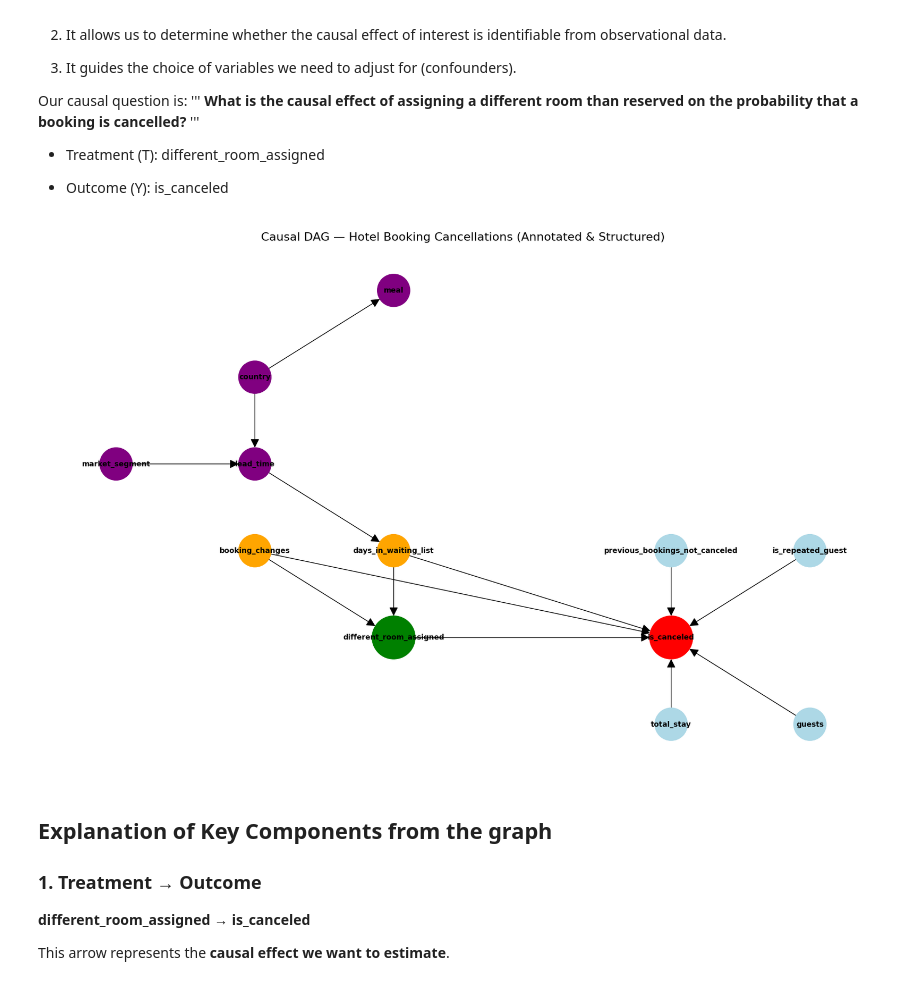
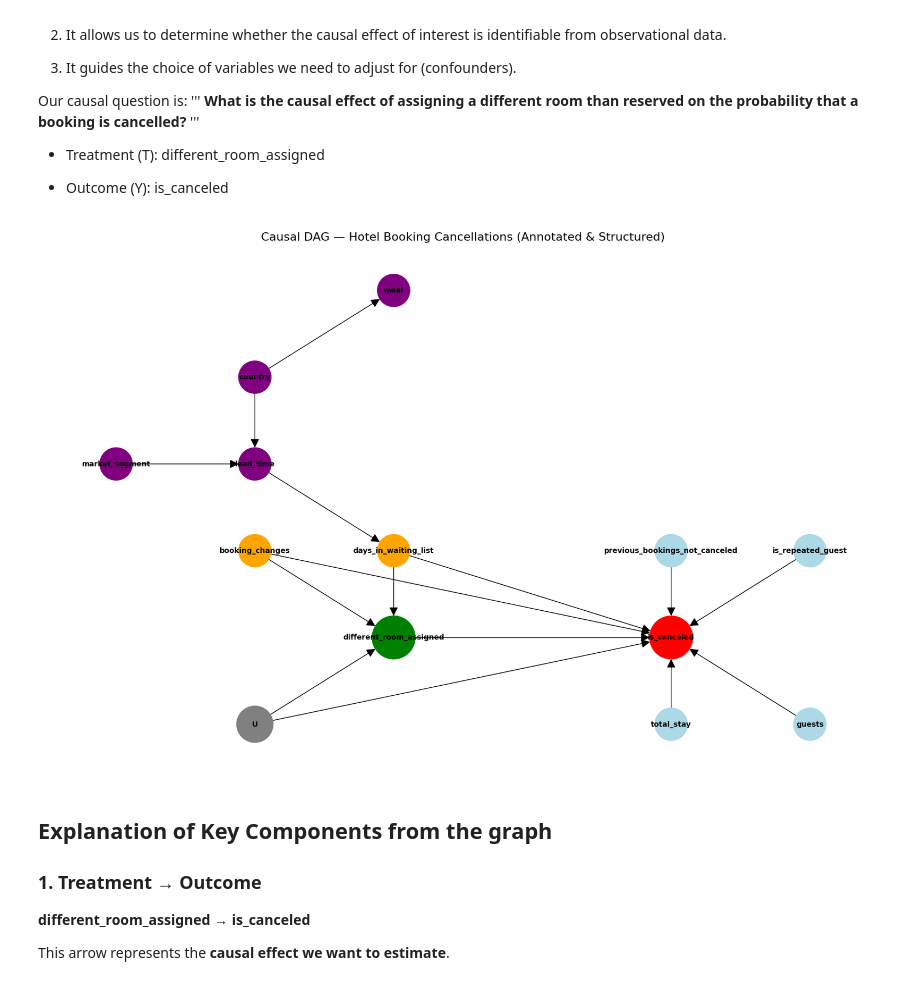
Before and after one commit to iubh/DLMAIIAC, a Jupyter notebook: Sprint_November_2025/Session_6/03_Hotel_Booking_Cancelation_with_Possible_Solution.ipynb, the cells around one changed output. Cells and saved outputs as stored; diff of their text form; code cells hidden in the pictures.

```diff
--- a/Sprint_November_2025/Session_6/03_Hotel_Booking_Cancelation_with_Possible_Solution.ipynb
+++ b/Sprint_November_2025/Session_6/03_Hotel_Booking_Cancelation_with_Possible_Solution.ipynb
@@ -120,8 +103,8 @@ from dowhy import CausalModel
 # Create DAG
 causal_graphNX = nx.DiGraph([
     # Unobserved confounder
-    #('U', 'different_room_assigned'),
-    #('U', 'is_canceled'),
+    ('U', 'different_room_assigned'),
+    ('U', 'is_canceled'),
 
     # Treatment → Outcome
     ('different_room_assigned', 'is_canceled'),
@@ -185,7 +168,7 @@ pos = {
     'is_canceled': (2, 0),
 
     # Unobserved confounder off to the left
-    'U': (-2, 0),
+    'U': (-1, -1),
 
     # Confounders near treatment & outcome
     'booking_changes': (-1, 1),
@@ -201,34 +184,34 @@ pos = {
     'guests': (3, -1),
 
     # Market & demographics above lead_time
     'market_segment': (-2, 2),
     'country': (-1, 3),
     'meal': (0, 4)
 }
 
 # 3) Build the DoWhy causal model using the NetworkX DAG
 model = CausalModel(
     data=dataset,
     graph=causal_graphNX,   # <-- pass the NetworkX graph directly
     treatment="different_room_assigned",
     outcome="is_canceled"
 )
 
 plt.figure(figsize=(16, 10))
 nx.draw(
     causal_graphNX,
     pos,
     with_labels=True,
     node_color=[node_colors[n] for n in causal_graphNX.nodes()],
     node_size=[node_sizes[n] for n in causal_graphNX.nodes()],
     font_size=10,
     font_weight='bold',
     arrowsize=25
 )
 plt.title("Causal DAG — Hotel Booking Cancellations (Annotated & Structured)", fontsize=16)
 plt.show()
 # %% [output]
-[figure, old version]
+[figure, new version]
 # %% [markdown]
 ## Explanation of Key Components from the graph
 
```
Also changed, not shown: parts of 5 cells of this notebook.
